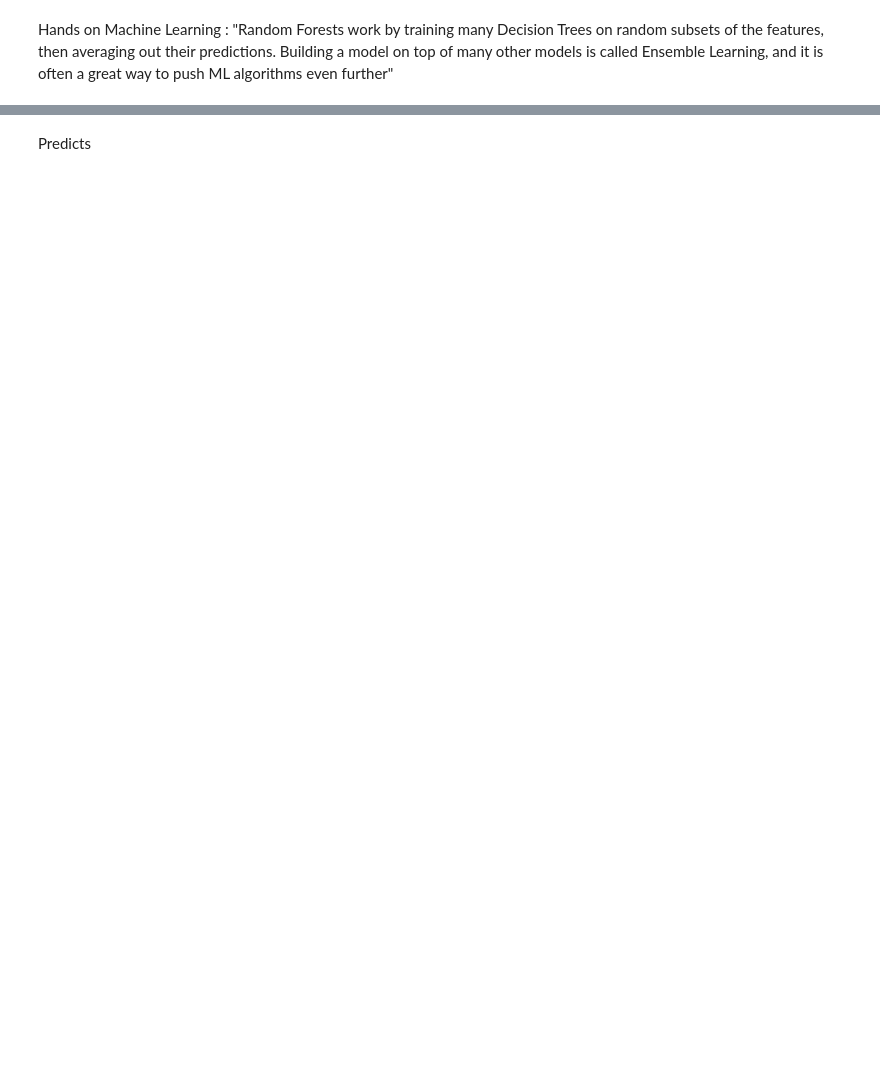
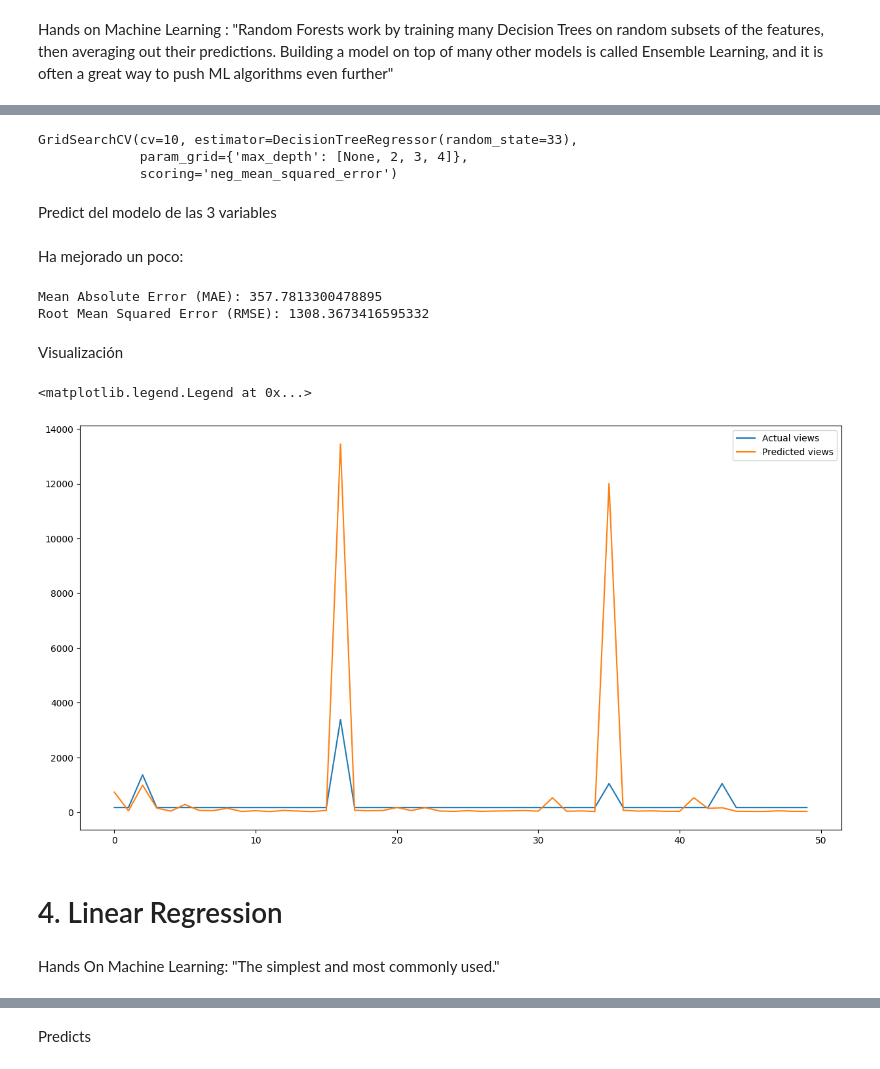
Before and after one commit to braugilabert/Prediction-of-views_ML, a Jupyter notebook: notebooks/03_Entrenamiento_Modelo.ipynb, the cells around one changed output, grey strips where cells are left out. Drawn from its saved outputs; the diff is of its cells as text; code cells hidden in the pictures; blank space fills up the shorter version.

```diff
--- a/notebooks/03_Entrenamiento_Modelo.ipynb
+++ b/notebooks/03_Entrenamiento_Modelo.ipynb
@@ -275,0 +231,11 @@ Por el momento, los datos consisten en valores pequeños y grandes. Hay algunas
+# %%
+param_grid = {
+    'max_depth': [None, 2, 3, 4]
+}
+
+dt_model = GridSearchCV(
+    DecisionTreeRegressor(random_state=33),
+    cv=10,
+    scoring='neg_mean_squared_error',
+    param_grid=param_grid
+)
@@ -275,0 +270,33 @@ Por el momento, los datos consisten en valores pequeños y grandes. Hay algunas
+# %%
+features_selecc = ['Visualizaciones necesarias para suscribirse al canal', 'Porcentaje de clics de las impresiones (%)', 'Visualizaciones necesarias para compartir el video'] #seleccionar las 3 mejores
+
+dt_model.fit(X_train[features_selecc], y_train)
+# %% [output]
+GridSearchCV(cv=10, estimator=DecisionTreeRegressor(random_state=33),
+             param_grid={'max_depth': [None, 2, 3, 4]},
+             scoring='neg_mean_squared_error')
+# %% [markdown]
+Predict del modelo de las 3 variables
+# %%
+y_pred_3 = dt_model.predict(X_test[features_selecc])
+# %% [markdown]
+Ha mejorado un poco:
+# %%
+print('Mean Absolute Error (MAE):', metrics.mean_absolute_error(y_test, y_pred_3))
+print('Root Mean Squared Error (RMSE):', np.sqrt(metrics.mean_squared_error(y_test, y_pred_3)))
+# %% [output]
+Mean Absolute Error (MAE): 357.7813300478895
+Root Mean Squared Error (RMSE): 1308.3673416595332
+# %% [markdown]
+Visualización
+# %%
+test = pd.DataFrame({'Predicted views':y_pred_3, 'Actual views':y_test})
+fig= plt.figure(figsize=(15,8))
+test = test.reset_index()
+test = test.drop(['index'],axis=1)
+
+plt.plot(test[:50])
+plt.legend(['Actual views','Predicted views'])
+# %% [output]
+<matplotlib.legend.Legend at 0x...>
+[figure, added]
@@ -275,0 +307,4 @@ Por el momento, los datos consisten en valores pequeños y grandes. Hay algunas
+# %% [markdown]
+# 4. Linear Regression
+# %% [markdown]
+Hands On Machine Learning: "The simplest and most commonly used."
```
Also changed, not shown: parts of 203 cells of this notebook, 8 other files.
